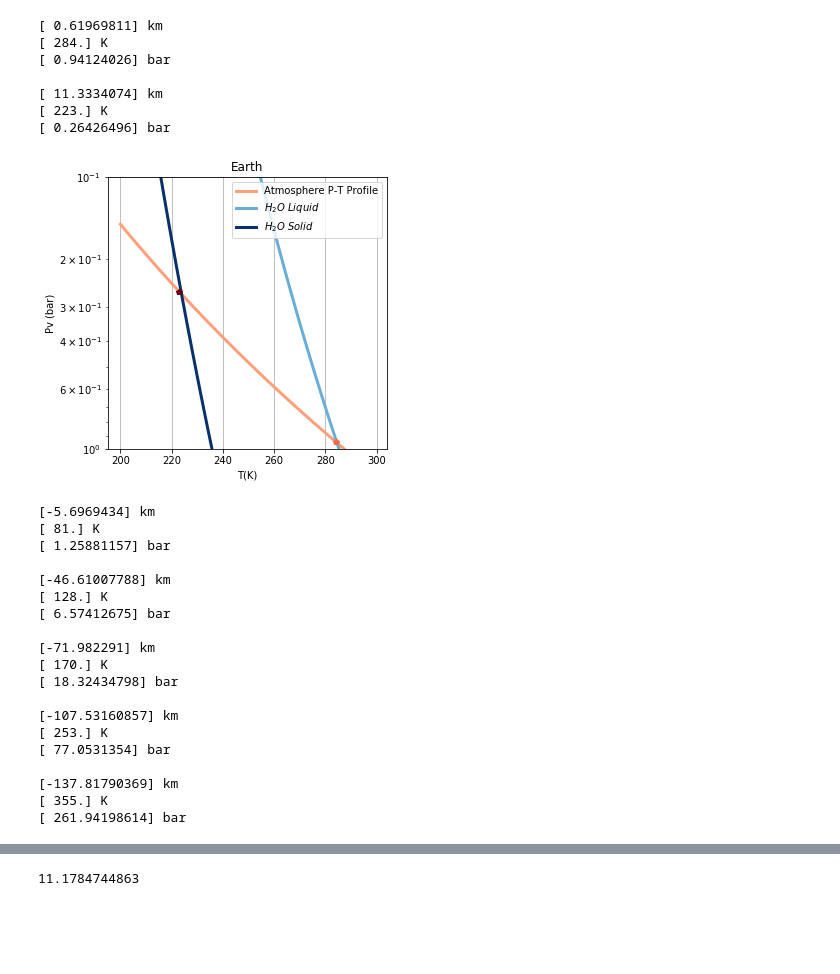
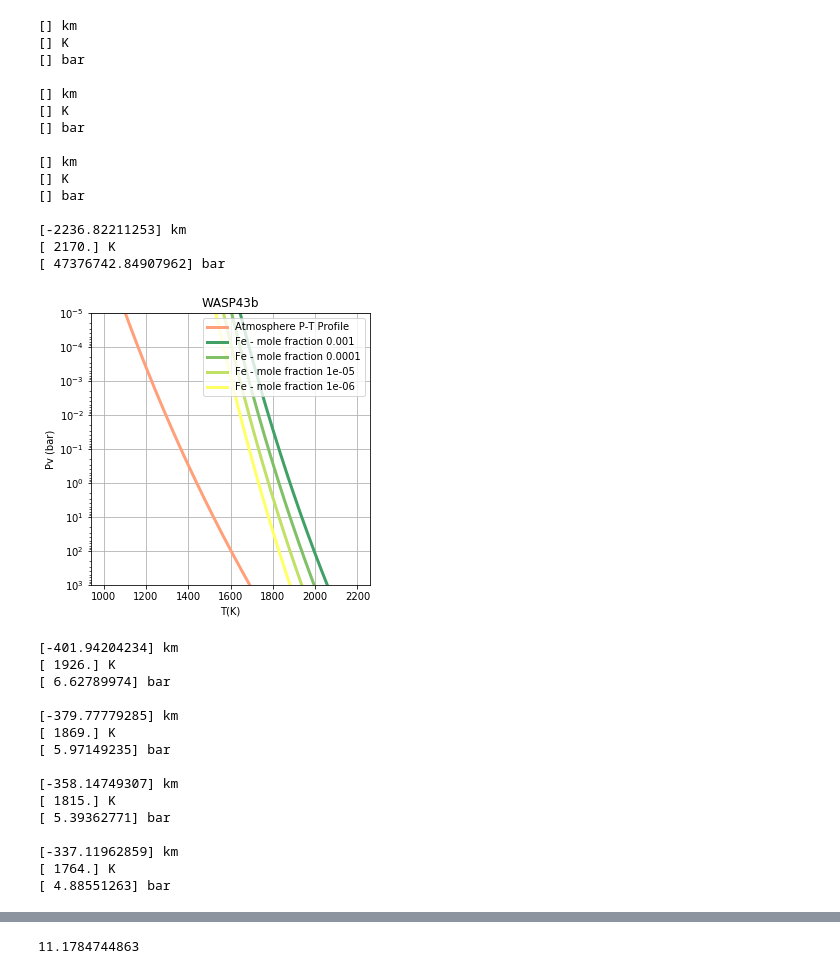
Before and after one commit to rschroder/exoplanet_clouds, a Jupyter notebook: Final Project.ipynb, the cells around one changed output, grey strips where cells are left out. Drawn from its saved outputs; the diff is of its cells as text; code cells hidden in the pictures; blank space fills up the shorter version.

```diff
--- a/Final Project.ipynb
+++ b/Final Project.ipynb
@@ -15,14 +15,14 @@ from clausius_plot import *
 #plot_pressure_curves(uranus, [CH4_solid_1_uranus, SH2_solid_1_uranus, NH3_solid_1_uranus,\
 #                             NH4SH_solid_1_uranus, H20_solid_1_uranus])
 
-plot_pressure_curves(venus, [SO4H2_liquid_1_venus, SO4H2_liquid_2_venus])
-plot_pressure_curves(earth, [H20_liquid_1_earth, H20_solid_1_earth])
-plot_pressure_curves(neptune, [CH4_solid_1_neptune, SH2_solid_1_neptune, NH3_solid_1_neptune,\
-                             NH4SH_solid_1_neptune, H20_solid_1_neptune])
+#plot_pressure_curves(venus, [SO4H2_liquid_1_venus, SO4H2_liquid_2_venus])
+#plot_pressure_curves(earth, [H20_liquid_1_earth, H20_solid_1_earth])
+#plot_pressure_curves(neptune, [CH4_solid_1_neptune, SH2_solid_1_neptune, NH3_solid_1_neptune,\
+#                             NH4SH_solid_1_neptune, H20_solid_1_neptune])
 
 ## the curve for wasp43b uses a random mole fraction for Fe
 #plot_pressure_curves(WASP43b, [H20_liquid_1_WASP43b])
-#plot_pressure_curves_cba(hd209458b, 7.100,  -21723,  0.4536)
-#plot_pressure_curves_exo(earth, H20_solid_2_earth) # try a condensible species on neptune instead
-#plot_pressure_curves_exo(HD189733b, H20_liquid_1_HD189733b)              # just to test svp curves
+plot_pressure_curves_cba(hd209458b, 7.100,  -21723,  0.4536)
+plot_pressure_curves_cba(WASP43b, 7.100,  -21723,  0.4536) # try a condensible species on neptune instead
+plot_pressure_curves_cba(HD189733b, 7.100,  -21723,  0.4536)              # just to test svp curves
 # %% [output]
@@ -37,27 +45,31 @@ plot_pressure_curves(neptune, [CH4_solid_1_neptune, SH2_solid_1_neptune, NH3_sol
-[ 0.61969811] km
-[ 284.] K
-[ 0.94124026] bar
+[] km
+[] K
+[] bar
 
-[ 11.3334074] km
-[ 223.] K
-[ 0.26426496] bar
+[] km
+[] K
+[] bar
+
+[] km
+[] K
+[] bar
+
+[-2236.82211253] km
+[ 2170.] K
+[ 47376742.84907962] bar
-[figure, old version]
+[figure, new version]
-[-5.6969434] km
-[ 81.] K
-[ 1.25881157] bar
+[-401.94204234] km
+[ 1926.] K
+[ 6.62789974] bar
 
-[-46.61007788] km
-[ 128.] K
-[ 6.57412675] bar
+[-379.77779285] km
+[ 1869.] K
+[ 5.97149235] bar
 
-[-71.982291] km
-[ 170.] K
-[ 18.32434798] bar
+[-358.14749307] km
+[ 1815.] K
+[ 5.39362771] bar
 
-[-107.53160857] km
-[ 253.] K
-[ 77.0531354] bar
-
-[-137.81790369] km
-[ 355.] K
-[ 261.94198614] bar
+[-337.11962859] km
+[ 1764.] K
+[ 4.88551263] bar
```
Also changed, not shown: parts of 3 cells of this notebook, 2 other files.
